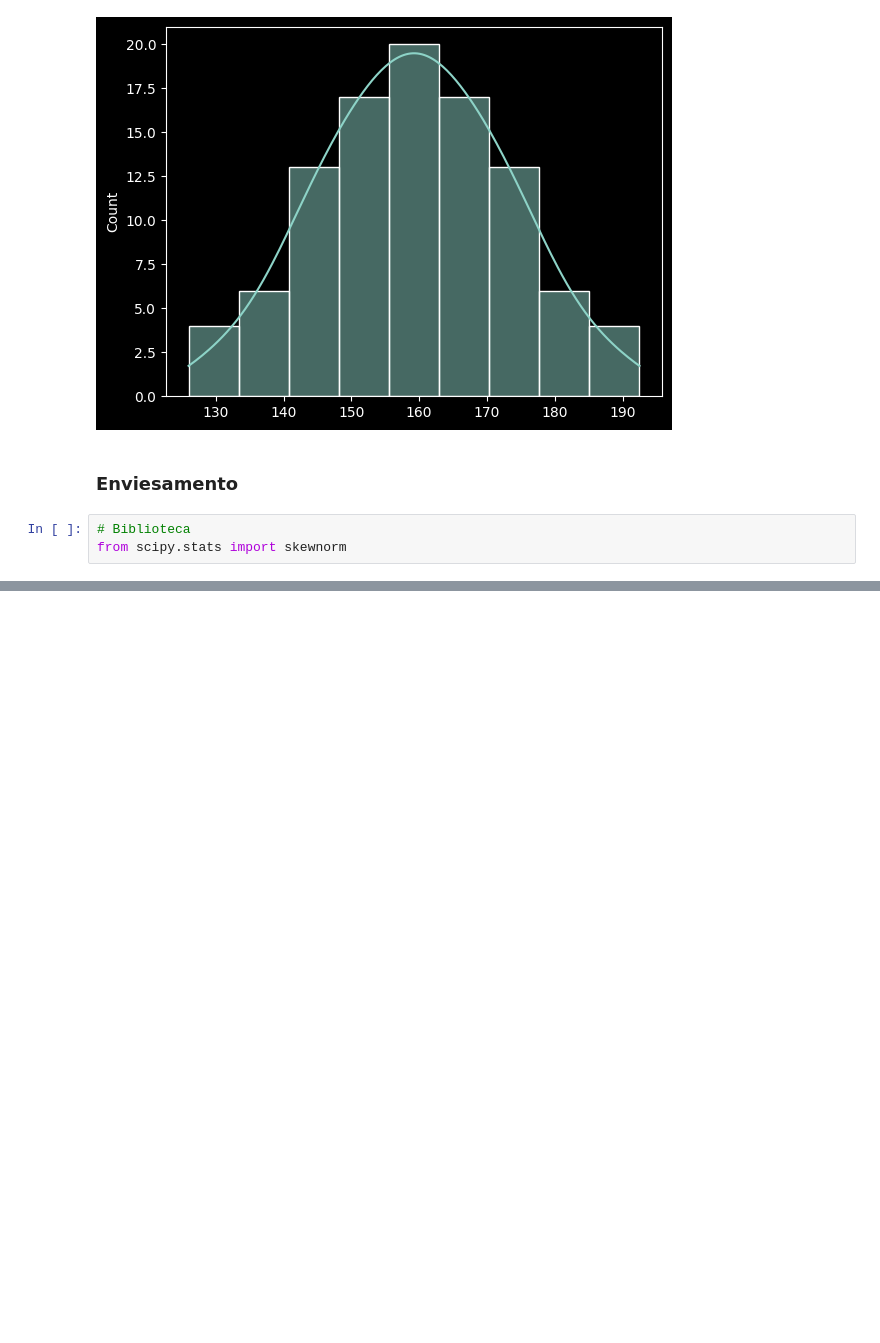
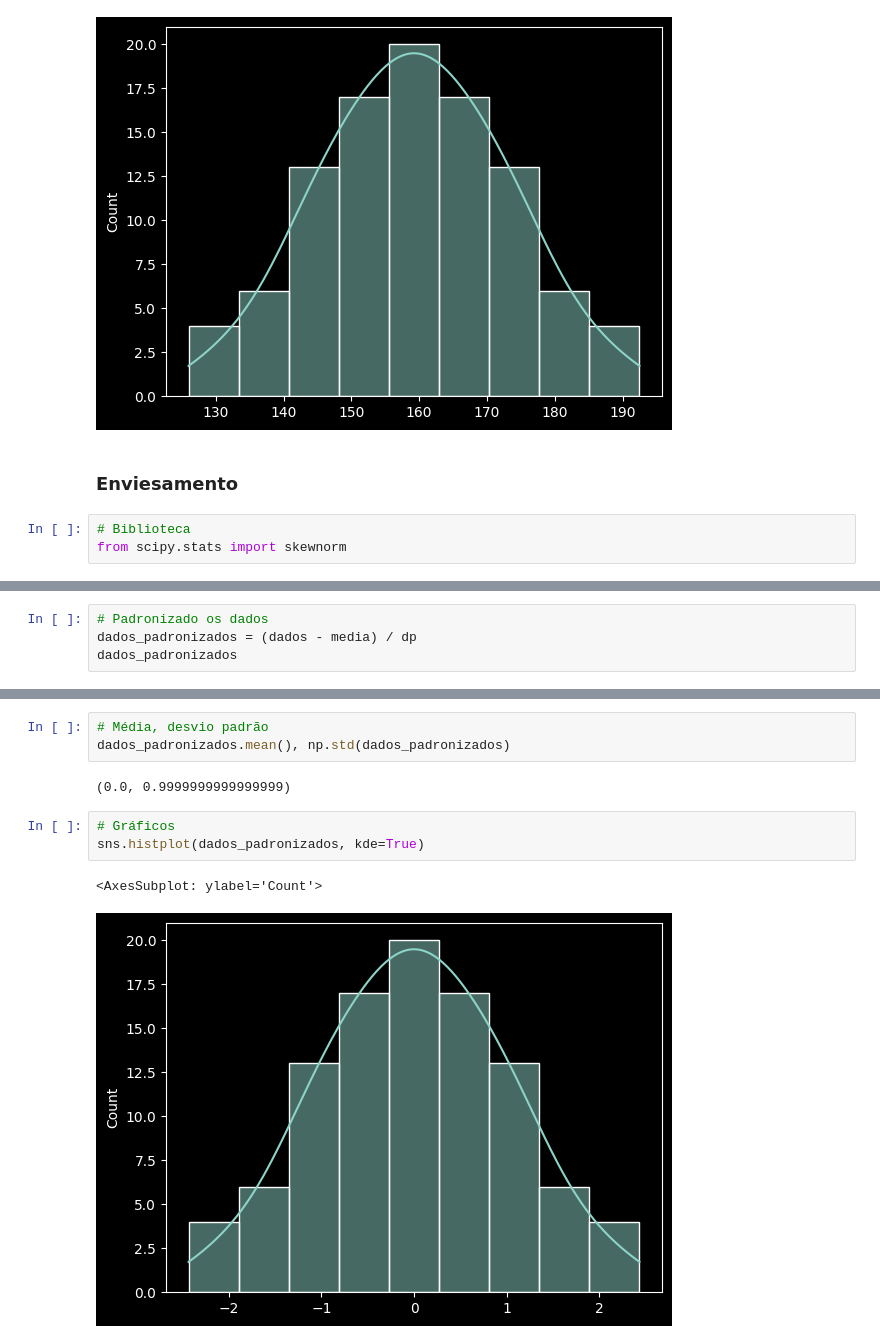
Before and after one commit to Joao-Inacio/Statistics_for-Data_Science, a Jupyter notebook: Distribuições_Estatisticas/Distribuicoes.ipynb, the cells around one changed output, grey strips where cells are left out. Drawn from its saved outputs; the diff is of its cells as text; blank space fills up the shorter version.

```diff
--- a/Distribuições_Estatisticas/Distribuicoes.ipynb
+++ b/Distribuições_Estatisticas/Distribuicoes.ipynb
@@ -153,0 +187,4 @@ ds_enve_negativo.mean(), np.median(ds_enve_negativo), stats.mode(ds_enve_negativ
+# %%
+# Padronizado os dados
+dados_padronizados = (dados - media) / dp
+dados_padronizados
@@ -153,0 +212,11 @@ ds_enve_negativo.mean(), np.median(ds_enve_negativo), stats.mode(ds_enve_negativ
+# %%
+# Média, desvio padrão
+dados_padronizados.mean(), np.std(dados_padronizados)
+# %% [output]
+(0.0, 0.9999999999999999)
+# %%
+# Gráficos
+sns.histplot(dados_padronizados, kde=True)
+# %% [output]
+<AxesSubplot: ylabel='Count'>
+[figure, added]
```
Also changed, not shown: parts of 14 cells of this notebook.
